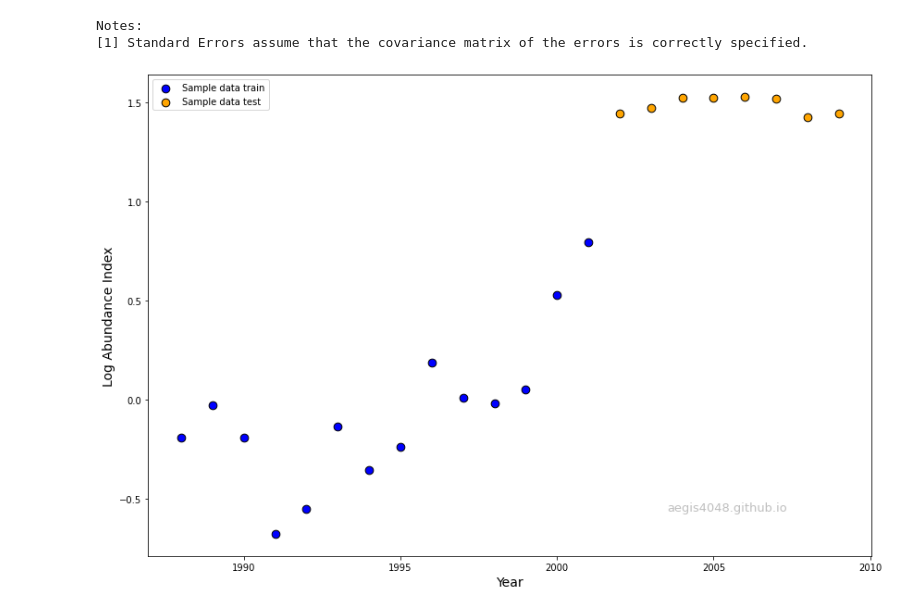
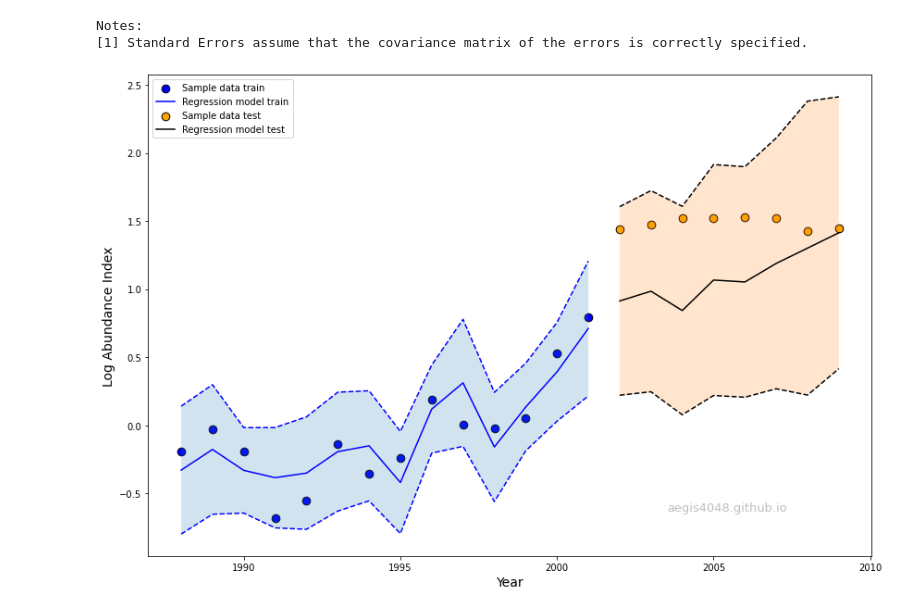
Before and after one commit to nycantwell/nycantwell, a Jupyter notebook: NW_Atlantic_Fishery_Sustainability/notebooks/03_data_cleaning_and_modeling.ipynb, the cells around one changed output. Drawn from its saved outputs; the diff is of its cells as text; code cells hidden in the pictures.

```diff
--- a/NW_Atlantic_Fishery_Sustainability/notebooks/03_data_cleaning_and_modeling.ipynb
+++ b/NW_Atlantic_Fishery_Sustainability/notebooks/03_data_cleaning_and_modeling.ipynb
@@ -380,28 +383,28 @@ Notes:
 # %%
 # Adapted from: https://stackoverflow.com/questions/67737684/plotting-confidence-interval-for-linear-regression-line-of-a-pandas-time-series
 pred_train = model11.get_prediction(X_train).summary_frame()
 pred_test = model11.get_prediction(X_test).summary_frame()
 
 fig, ax = plt.subplots(figsize=(12, 8))
 
 ax.scatter(y_train.index, y_train, edgecolor='k', facecolor='blue', alpha=1, label='Sample data train', s=75)
-#ax.plot(pred_train['mean'], color='b', label='Regression model train')
+ax.plot(pred_train['mean'], color='b', label='Regression model train')
 ax.scatter(y_test.index, y_test, edgecolor='k', facecolor='orange', alpha=1, label='Sample data test', s=75)
-#ax.plot(pred_test['mean'], color='k', label='Regression model test')
+ax.plot(pred_test['mean'], color='k', label='Regression model test')
 
 ax.set_ylabel('Log Abundance Index', fontsize=14)
 ax.set_xlabel('Year', fontsize=14)
 ax.text(0.8, 0.1, 'aegis4048.github.io', fontsize=13, ha='center', va='center',
          transform=ax.transAxes, color='grey', alpha=0.5)
 ax.legend(facecolor='white')
 
-#ax.plot(pred_train['mean_ci_lower'],linestyle='--',color='blue')
-#ax.plot(pred_train['mean_ci_upper'],linestyle='--',color='blue')
-#ax.plot(pred_test['mean_ci_lower'],linestyle='--',color='black')
-#ax.plot(pred_test['mean_ci_upper'],linestyle='--',color='black')
-#ax.fill_between(pred_train.index, pred_train['mean_ci_lower'], pred_train['mean_ci_upper'], alpha=0.2)
-#ax.fill_between(pred_test.index, pred_test['mean_ci_lower'], pred_test['mean_ci_upper'], alpha=0.2)
+ax.plot(pred_train['mean_ci_lower'],linestyle='--',color='blue')
+ax.plot(pred_train['mean_ci_upper'],linestyle='--',color='blue')
+ax.plot(pred_test['mean_ci_lower'],linestyle='--',color='black')
+ax.plot(pred_test['mean_ci_upper'],linestyle='--',color='black')
+ax.fill_between(pred_train.index, pred_train['mean_ci_lower'], pred_train['mean_ci_upper'], alpha=0.2)
+ax.fill_between(pred_test.index, pred_test['mean_ci_lower'], pred_test['mean_ci_upper'], alpha=0.2)
 
 fig.tight_layout()
 # %% [output]
-[figure, old version]
+[figure, new version]
```
Also changed, not shown: parts of 1 cell of this notebook.
